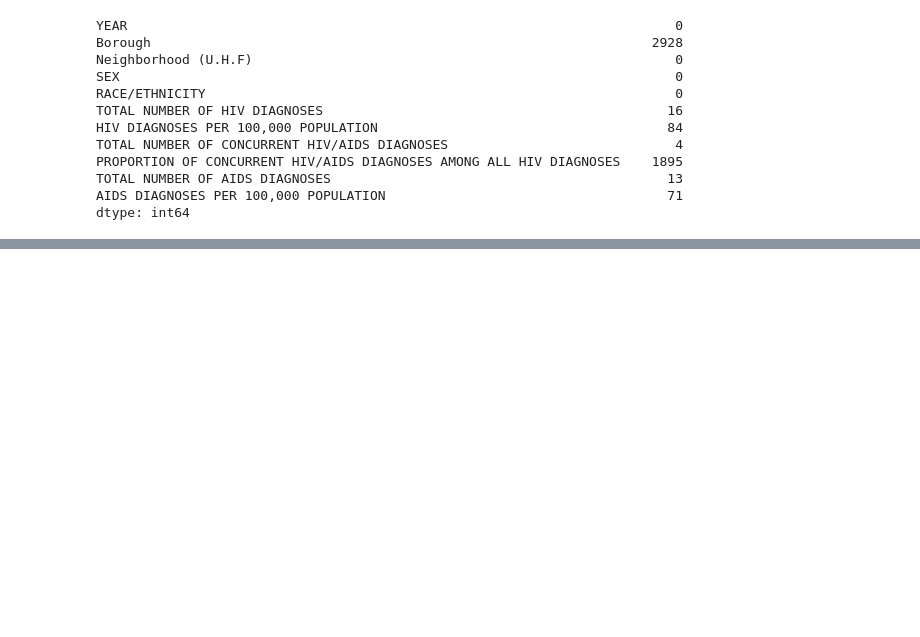
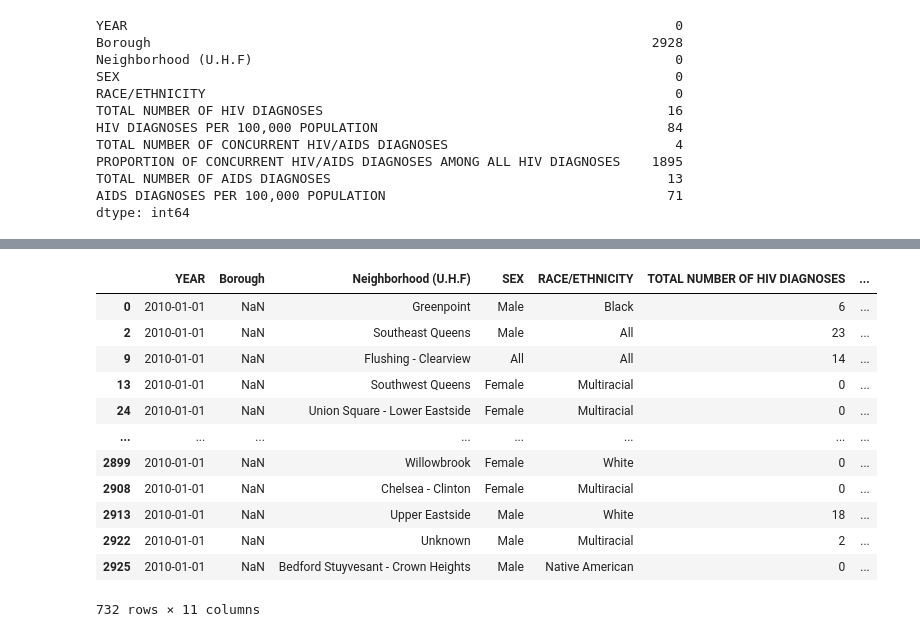
Before and after one commit to ifchigbo/HIVData, a Jupyter notebook: IntialDataExploration.ipynb, the cells around one changed output, grey strips where cells are left out. Saved outputs shown, nothing was run; the diff lists cells and outputs as text; code cells hidden in the pictures; blank space fills up the shorter version.

```diff
--- a/IntialDataExploration.ipynb
+++ b/IntialDataExploration.ipynb
@@ -240,0 +322,4 @@ TypeError: '<=' not supported between instances of 'float' and 'str'
+# %%
+data.YEAR = data.YEAR.astype('int32')
+
+#data.YEAR = pd.to_datetime(data.YEAR,format='%Y')
@@ -240,0 +341,4 @@ TypeError: '<=' not supported between instances of 'float' and 'str'
+# %%
+mydata = data
+# %%
+mydata['YEAR'] = pd.to_datetime(mydata['YEAR'], format='%Y')
@@ -240,0 +359,2 @@ TypeError: '<=' not supported between instances of 'float' and 'str'
+# %%
+mydata['YEAR'] = mydata['YEAR'].astype('datetime32[ns]')
@@ -240,0 +379,16 @@ TypeError: '<=' not supported between instances of 'float' and 'str'
+# %%
+mydata.loc[mydata['YEAR'] == '2010-01-01']
+# %% [output]
+|  | YEAR | Borough | Neighborhood (U.H.F) | SEX | RACE/ETHNICITY | TOTAL NUMBER OF HIV DIAGNOSES | ... |
+| 0 | 2010-01-01 | NaN | Greenpoint | Male | Black | 6 | ... |
+| 2 | 2010-01-01 | NaN | Southeast Queens | Male | All | 23 | ... |
+| 9 | 2010-01-01 | NaN | Flushing - Clearview | All | All | 14 | ... |
+| 13 | 2010-01-01 | NaN | Southwest Queens | Female | Multiracial | 0 | ... |
+| 24 | 2010-01-01 | NaN | Union Square - Lower Eastside | Female | Multiracial | 0 | ... |
+| ... | ... | ... | ... | ... | ... | ... | ... |
+| 2899 | 2010-01-01 | NaN | Willowbrook | Female | White | 0 | ... |
+| 2908 | 2010-01-01 | NaN | Chelsea - Clinton | Female | Multiracial | 0 | ... |
+| 2913 | 2010-01-01 | NaN | Upper Eastside | Male | White | 18 | ... |
+| 2922 | 2010-01-01 | NaN | Unknown | Male | Multiracial | 2 | ... |
+| 2925 | 2010-01-01 | NaN | Bedford Stuyvesant - Crown Heights | Male | Native American | 0 | ... |
+732 rows × 11 columns
```
Also changed, not shown: parts of 26 cells of this notebook, 2 other files.
